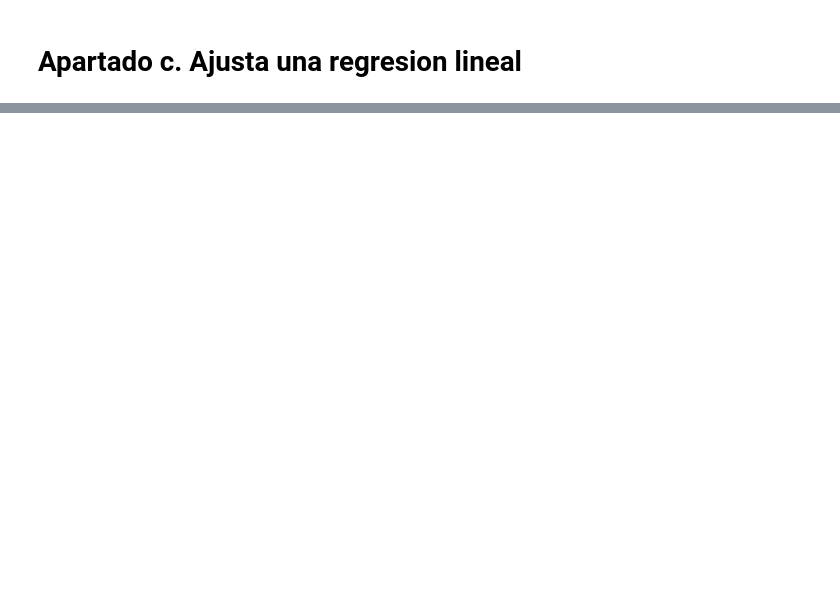
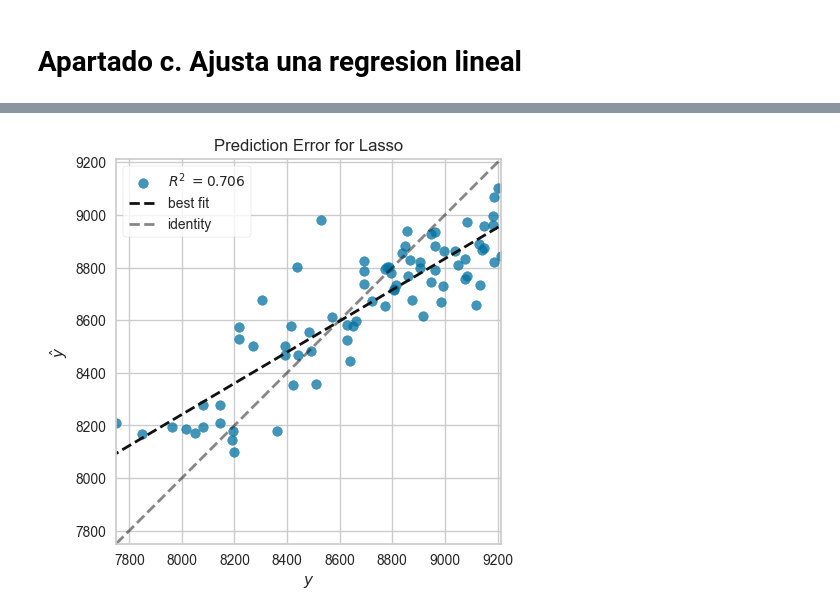
Before and after one commit to IFibla/Aprenentatge-Automatic, a Jupyter notebook: Problema 2/Individual-Barcelona motor del IBEX/main.ipynb, the cells around one changed output, grey strips where cells are left out. Cells and saved outputs as stored; diff of their text form; code cells hidden in the pictures; blank space fills up the shorter version.

```diff
--- a/Problema 2/Individual-Barcelona motor del IBEX/main.ipynb
+++ b/Problema 2/Individual-Barcelona motor del IBEX/main.ipynb
@@ -195,0 +189,5 @@ vis.fit(x_train, y_train);
+# %%
+model_lasso = Lasso()
+lasso_score, lasso_coef, lasso_params = linear_regression_fit(model_lasso, x_train_standarized, y_train, x_test_standarized, y_test)
+# %% [output]
+[figure, added]
```
Also changed, not shown: parts of 28 cells of this notebook, 1 other file.
